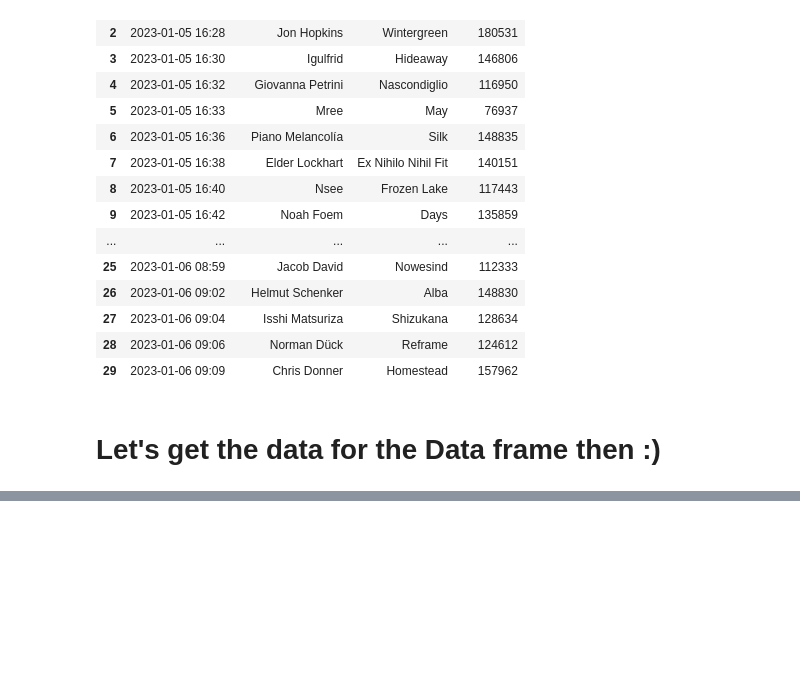
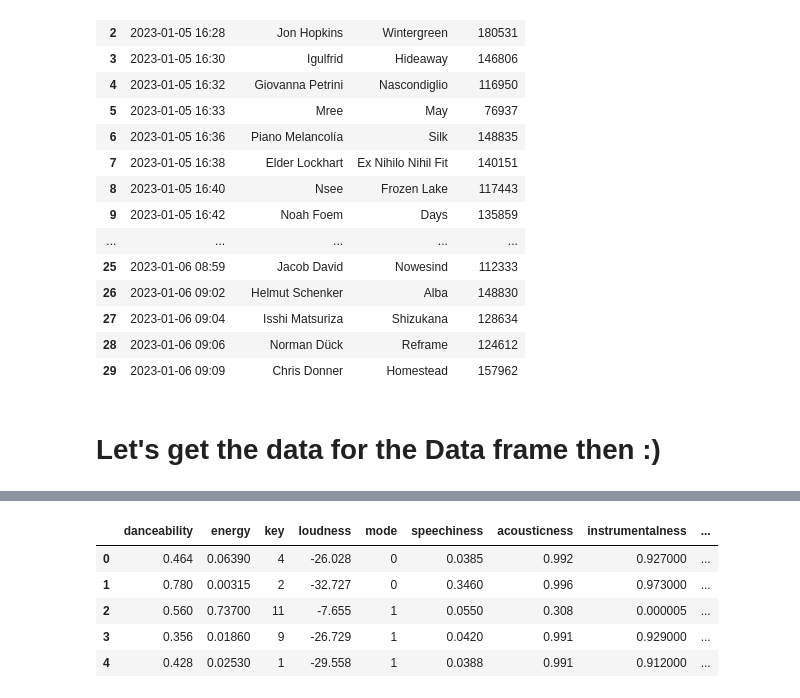
Before and after one commit to marcel41/project-2023-plottwisters, a Jupyter notebook: notebooks/Analysis.ipynb, the cells around one changed output, grey strips where cells are left out. Cells and saved outputs as stored; diff of their text form; code cells hidden in the pictures; blank space fills up the shorter version.

```diff
--- a/notebooks/Analysis.ipynb
+++ b/notebooks/Analysis.ipynb
@@ -188,0 +224,20 @@ Result df:                         id                album_id  duration_ms  popu
+# %%
+data_retrieved = []
+for track_id in results['id']:
+    # set up authentication for the Spotify API
+    client_credentials_manager = SpotifyClientCredentials(client_id=client_id, client_secret=client_secret)
+    sp = spotipy.Spotify(client_credentials_manager=client_credentials_manager)
+
+    # make the request to the Spotify API to get the audio features for the track
+    audio_features = sp.audio_features(track_id)
+    data_retrieved.append(audio_features[0])
+
+frame_audio_features = pd.DataFrame(data_retrieved)
+frame_audio_features.head()
+# %% [output]
+|  | danceability | energy | key | loudness | mode | speechiness | acousticness | instrumentalness | ... |
+| 0 | 0.464 | 0.06390 | 4 | -26.028 | 0 | 0.0385 | 0.992 | 0.927000 | ... |
+| 1 | 0.780 | 0.00315 | 2 | -32.727 | 0 | 0.3460 | 0.996 | 0.973000 | ... |
+| 2 | 0.560 | 0.73700 | 11 | -7.655 | 1 | 0.0550 | 0.308 | 0.000005 | ... |
+| 3 | 0.356 | 0.01860 | 9 | -26.729 | 1 | 0.0420 | 0.991 | 0.929000 | ... |
+| 4 | 0.428 | 0.02530 | 1 | -29.558 | 1 | 0.0388 | 0.991 | 0.912000 | ... |
```
Also changed, not shown: parts of 8 cells of this notebook.
